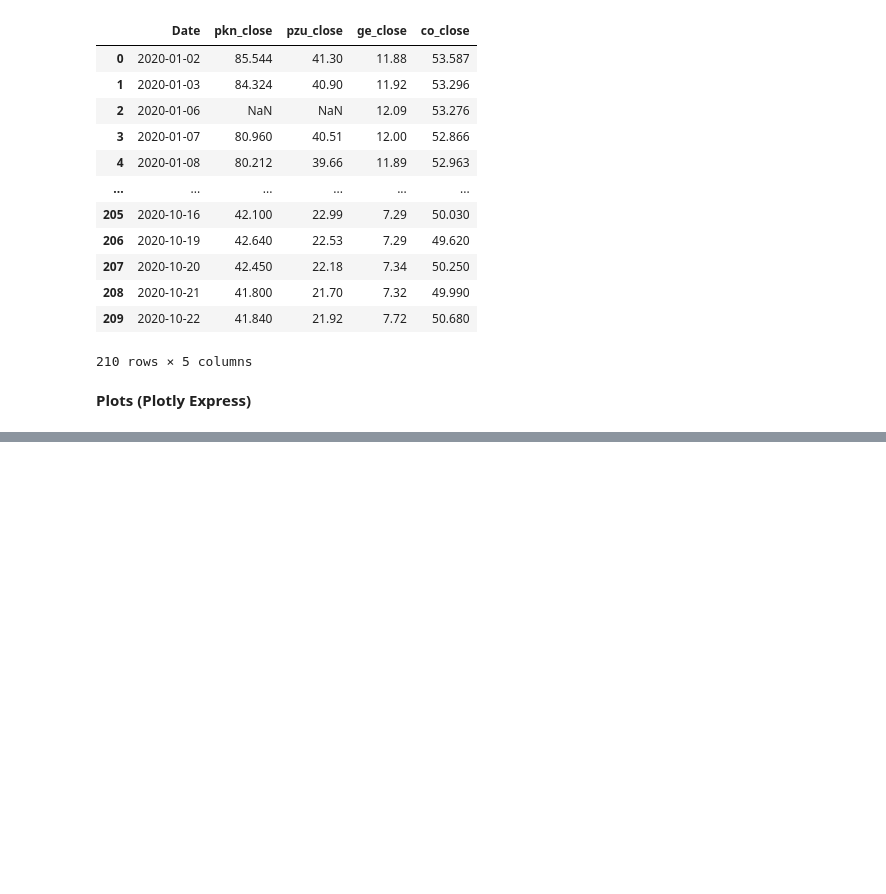
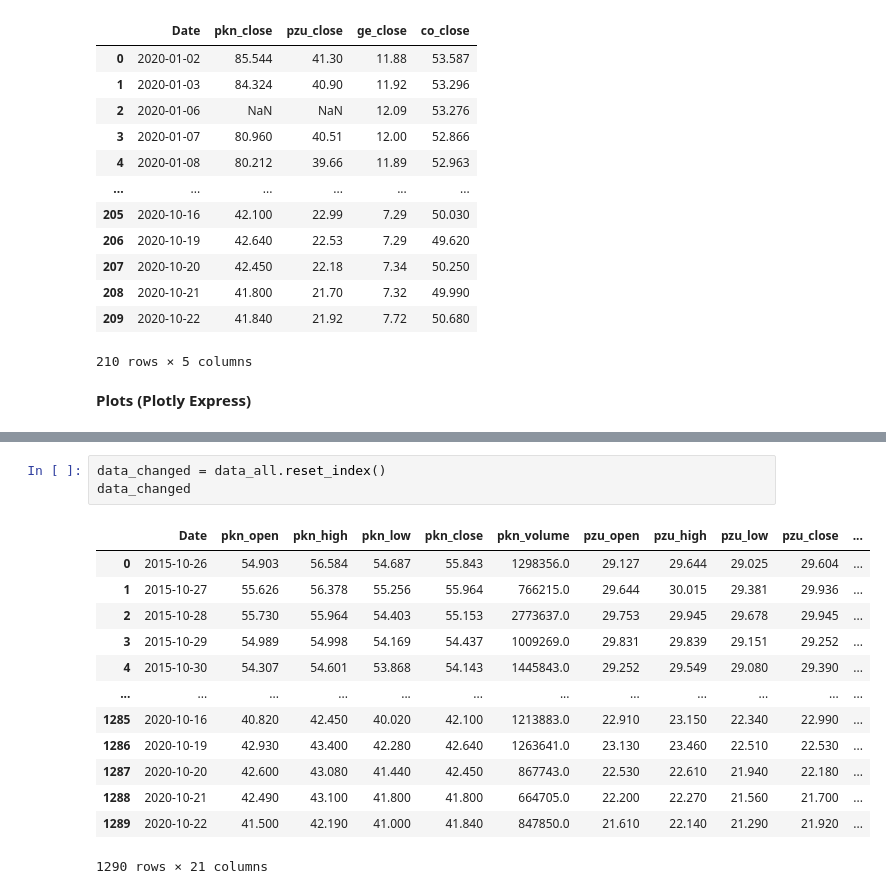
Before and after one commit to mietekdom/Data_Science_Cases, a Jupyter notebook: Stock_Market_All.ipynb, the cells around one changed output, grey strips where cells are left out. Cells and saved outputs as stored; diff of their text form; blank space fills up the shorter version.

```diff
--- a/Stock_Market_All.ipynb
+++ b/Stock_Market_All.ipynb
@@ -188,0 +203,17 @@ fig.show()
+# %%
+data_changed = data_all.reset_index()
+data_changed
+# %% [output]
+|  | Date | pkn_open | pkn_high | pkn_low | pkn_close | pkn_volume | pzu_open | pzu_high | pzu_low | pzu_close | ... |
+| 0 | 2015-10-26 | 54.903 | 56.584 | 54.687 | 55.843 | 1298356.0 | 29.127 | 29.644 | 29.025 | 29.604 | ... |
+| 1 | 2015-10-27 | 55.626 | 56.378 | 55.256 | 55.964 | 766215.0 | 29.644 | 30.015 | 29.381 | 29.936 | ... |
+| 2 | 2015-10-28 | 55.730 | 55.964 | 54.403 | 55.153 | 2773637.0 | 29.753 | 29.945 | 29.678 | 29.945 | ... |
+| 3 | 2015-10-29 | 54.989 | 54.998 | 54.169 | 54.437 | 1009269.0 | 29.831 | 29.839 | 29.151 | 29.252 | ... |
+| 4 | 2015-10-30 | 54.307 | 54.601 | 53.868 | 54.143 | 1445843.0 | 29.252 | 29.549 | 29.080 | 29.390 | ... |
+| ... | ... | ... | ... | ... | ... | ... | ... | ... | ... | ... | ... |
+| 1285 | 2020-10-16 | 40.820 | 42.450 | 40.020 | 42.100 | 1213883.0 | 22.910 | 23.150 | 22.340 | 22.990 | ... |
+| 1286 | 2020-10-19 | 42.930 | 43.400 | 42.280 | 42.640 | 1263641.0 | 23.130 | 23.460 | 22.510 | 22.530 | ... |
+| 1287 | 2020-10-20 | 42.600 | 43.080 | 41.440 | 42.450 | 867743.0 | 22.530 | 22.610 | 21.940 | 22.180 | ... |
+| 1288 | 2020-10-21 | 42.490 | 43.100 | 41.800 | 41.800 | 664705.0 | 22.200 | 22.270 | 21.560 | 21.700 | ... |
+| 1289 | 2020-10-22 | 41.500 | 42.190 | 41.000 | 41.840 | 847850.0 | 21.610 | 22.140 | 21.290 | 21.920 | ... |
+1290 rows × 21 columns
```
Also changed, not shown: parts of 4 cells of this notebook.
